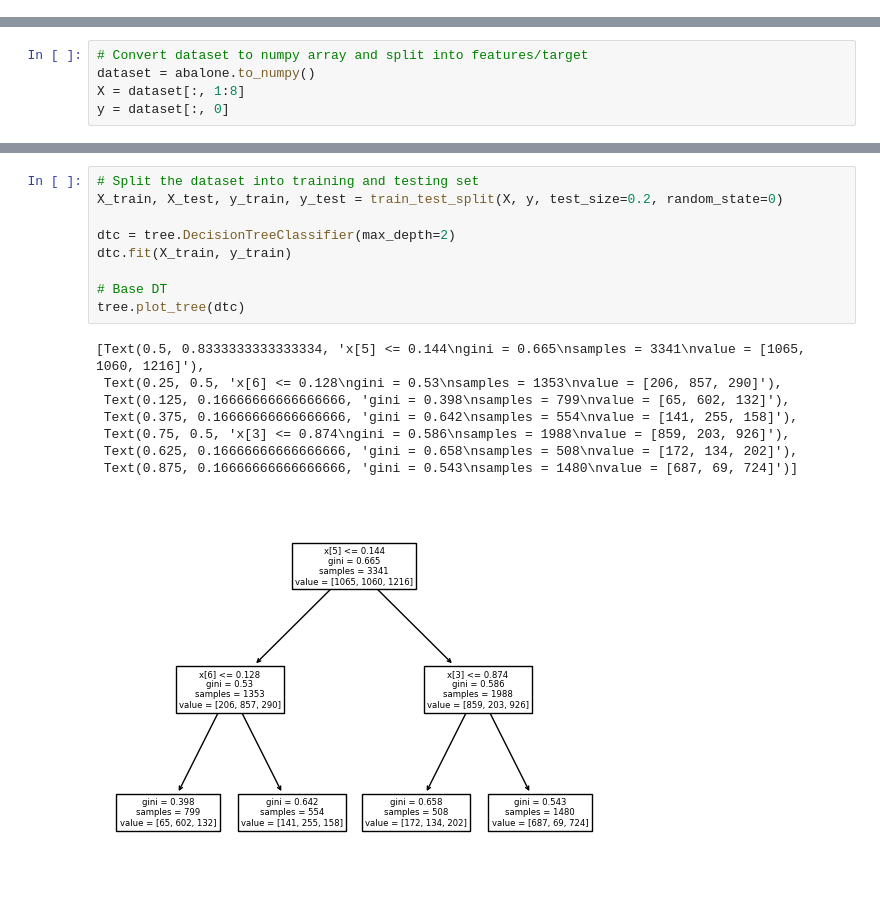
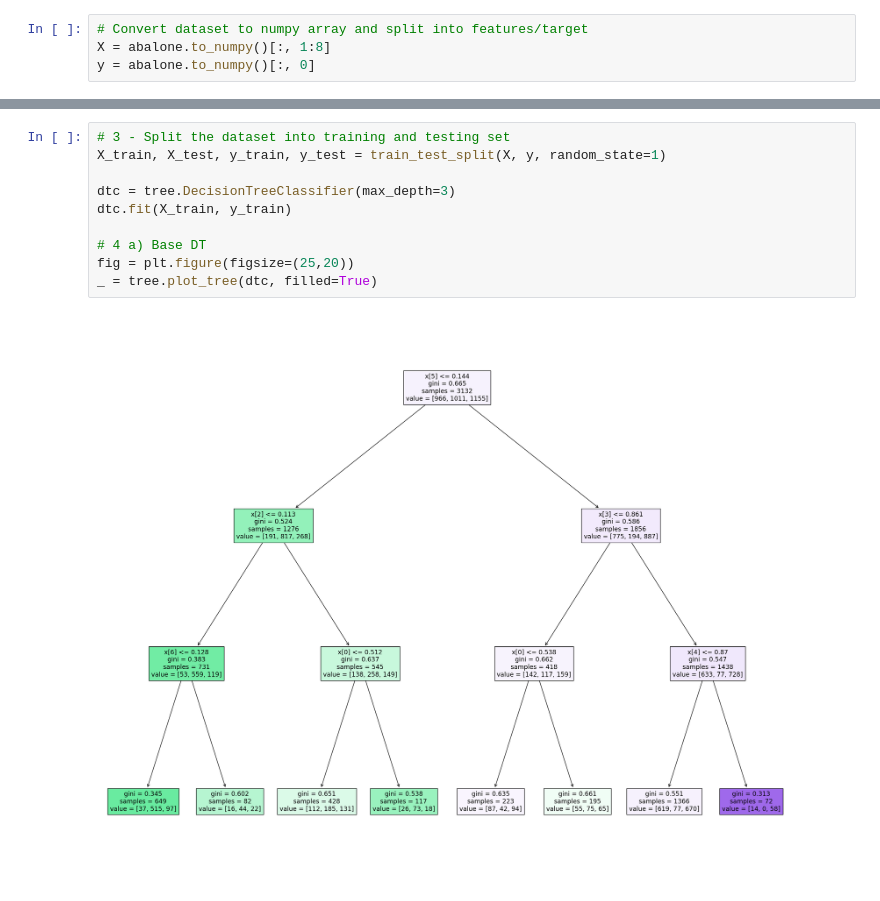
Before and after one commit to SarahMucci0312/COMP472-A1, a Jupyter notebook: abalone.ipynb, the cells around one changed output, grey strips where cells are left out. Saved outputs shown, nothing was run; the diff lists cells and outputs as text.

```diff
--- a/abalone.ipynb
+++ b/abalone.ipynb
@@ -8,3 +16,7 @@ abalone = pd.read_csv("abalone.csv")
+# %%
+# Convert dataset to numpy array and split into features/target
+X = abalone.to_numpy()[:, 1:8]
+y = abalone.to_numpy()[:, 0]
 # %%
 # This is just to have a look at the data
 # Should be deleted later
@@ -33,5 +30,0 @@ from sklearn.model_selection import GridSearchCV
-# %%
-# Convert dataset to numpy array and split into features/target
-dataset = abalone.to_numpy()
-X = dataset[:, 1:8]
-y = dataset[:, 0]
@@ -38,19 +43,13 @@ y = dataset[:, 0]
 # %%
-# Split the dataset into training and testing set
-X_train, X_test, y_train, y_test = train_test_split(X, y, test_size=0.2, random_state=0)
+# 3 - Split the dataset into training and testing set
+X_train, X_test, y_train, y_test = train_test_split(X, y, random_state=1)
 
-dtc = tree.DecisionTreeClassifier(max_depth=2)
+dtc = tree.DecisionTreeClassifier(max_depth=3)
 dtc.fit(X_train, y_train)
 
-# Base DT
-tree.plot_tree(dtc)
+# 4 a) Base DT
+fig = plt.figure(figsize=(25,20))
+_ = tree.plot_tree(dtc, filled=True)
 # %% [output]
-[Text(0.5, 0.8333333333333334, 'x[5] <= 0.144\ngini = 0.665\nsamples = 3341\nvalue = [1065, 1060, 1216]'),
- Text(0.25, 0.5, 'x[6] <= 0.128\ngini = 0.53\nsamples = 1353\nvalue = [206, 857, 290]'),
- Text(0.125, 0.16666666666666666, 'gini = 0.398\nsamples = 799\nvalue = [65, 602, 132]'),
- Text(0.375, 0.16666666666666666, 'gini = 0.642\nsamples = 554\nvalue = [141, 255, 158]'),
- Text(0.75, 0.5, 'x[3] <= 0.874\ngini = 0.586\nsamples = 1988\nvalue = [859, 203, 926]'),
- Text(0.625, 0.16666666666666666, 'gini = 0.658\nsamples = 508\nvalue = [172, 134, 202]'),
- Text(0.875, 0.16666666666666666, 'gini = 0.543\nsamples = 1480\nvalue = [687, 69, 724]')]
-[figure, old version]
+[figure, new version]
 # %%
```
Also changed, not shown: parts of 10 cells of this notebook, 3 other files.
